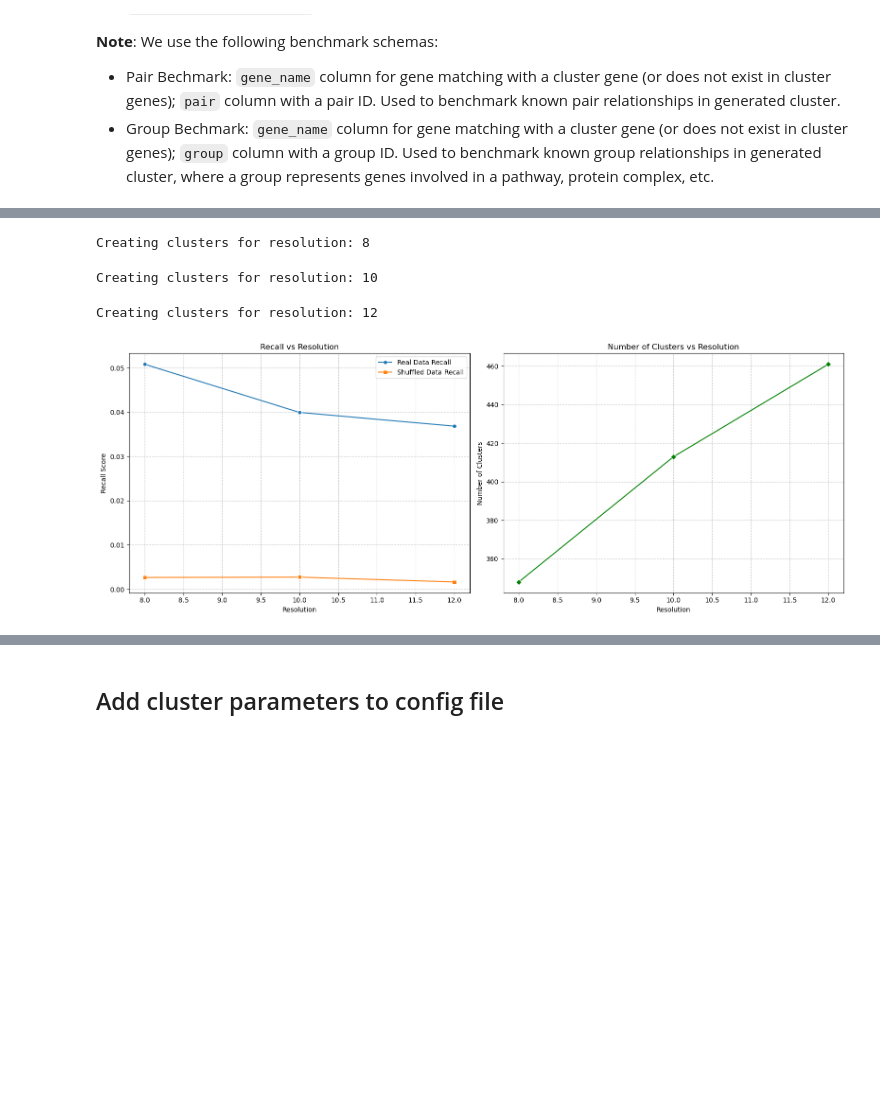
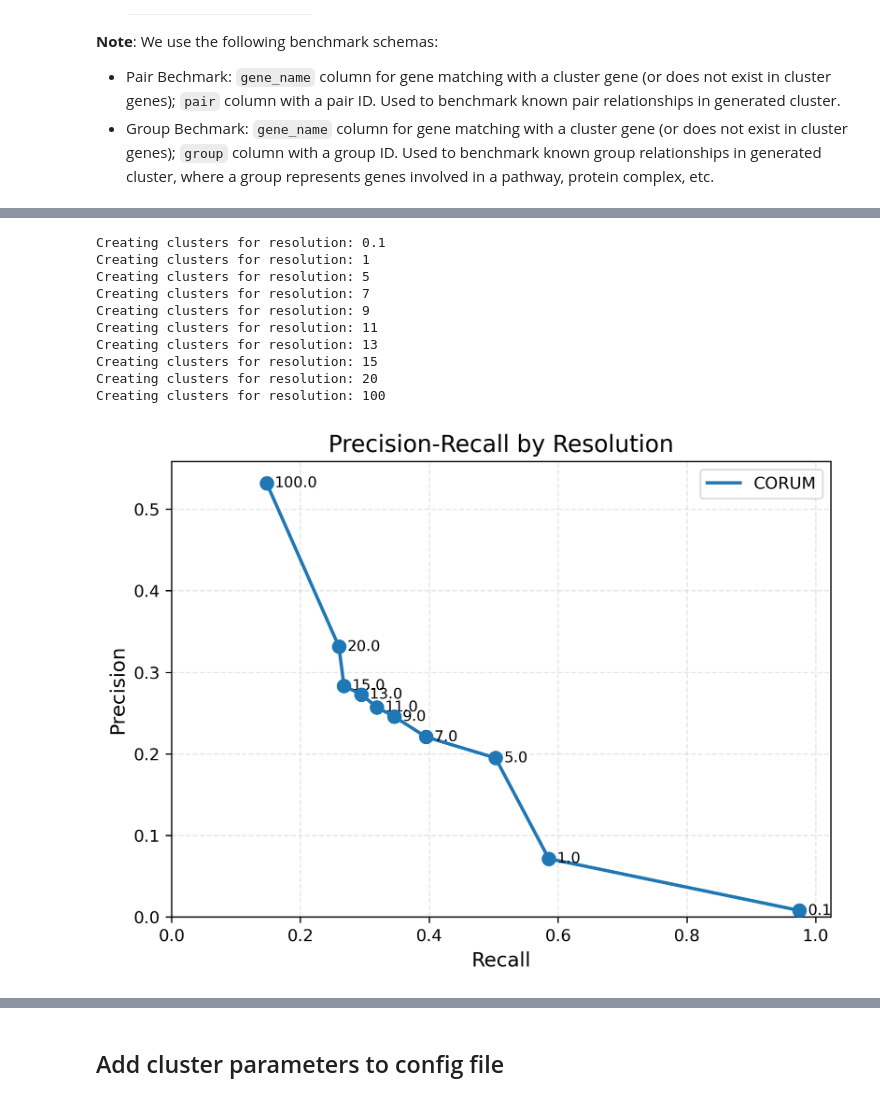
Before and after one commit to cheeseman-lab/denali-analysis, a Jupyter notebook: analysis/9.configure_cluster_params.ipynb, the cells around one changed output, grey strips where cells are left out. Cells and saved outputs as stored; diff of their text form; code cells hidden in the pictures; blank space fills up the shorter version.

Commit message:
rerun cluster

```diff
--- a/analysis/9.configure_cluster_params.ipynb
+++ b/analysis/9.configure_cluster_params.ipynb
@@ -117,18 +114,18 @@ KEGG_GROUP_BENCHMARK_FP = "config/benchmark_clusters/kegg_group_benchmark.tsv"
 # %%
 Path(STRING_PAIR_BENCHMARK_FP).parent.mkdir(parents=True, exist_ok=True)
 
-string_pair_benchmark = generate_string_pair_benchmark(aggregated_data, "gene_symbol_0")
-string_pair_benchmark.to_csv(STRING_PAIR_BENCHMARK_FP, sep="\t", index=False)
+# string_pair_benchmark = generate_string_pair_benchmark(aggregated_data, "gene_symbol_0")
+# string_pair_benchmark.to_csv(STRING_PAIR_BENCHMARK_FP, sep="\t", index=False)
 string_pair_benchmark = pd.read_csv(STRING_PAIR_BENCHMARK_FP, sep="\t")
 display(string_pair_benchmark)
 
-corum_group_benchmark = generate_corum_group_benchmark()
-corum_group_benchmark.to_csv(CORUM_GROUP_BENCHMARK_FP, sep="\t", index=False)
+# corum_group_benchmark = generate_corum_group_benchmark()
+# corum_group_benchmark.to_csv(CORUM_GROUP_BENCHMARK_FP, sep="\t", index=False)
 corum_group_benchmark = pd.read_csv(CORUM_GROUP_BENCHMARK_FP, sep="\t")
 display(corum_group_benchmark)
 
-kegg_group_benchmark = generate_msigdb_group_benchmark()
-kegg_group_benchmark.to_csv(KEGG_GROUP_BENCHMARK_FP, sep="\t", index=False)
+# kegg_group_benchmark = generate_msigdb_group_benchmark()
+# kegg_group_benchmark.to_csv(KEGG_GROUP_BENCHMARK_FP, sep="\t", index=False)
 kegg_group_benchmark = pd.read_csv(KEGG_GROUP_BENCHMARK_FP, sep="\t")
 display(kegg_group_benchmark)
 # %% [output]
@@ -204,42 +183,57 @@ CONTROL_KEY = config["aggregate"]["control_key"]
+# %%
+TEST_CELL_CLASS = "Interphase"
+TEST_CHANNEL_COMBO = "DAPI_COXIV_CENPA_WGA"
+
+PHATE_DISTANCE_METRIC = "cosine"
+TEST_LEIDEN_RESOLUTIONS = [0.1, 1, 5, 7, 9, 11, 13, 15, 20, 100]
+
+CONTROL_KEY = config["aggregate"]["control_key"]
 # %%
-# TODO: Use real path
-aggregated_data_path = (
-    ROOT_FP
-    / "aggregate"
-    / "tsvs"
-    / get_filename(
-        {"cell_class": TEST_CELL_CLASS, "channel_combo": TEST_CHANNEL_COMBO},
-        "aggregated",
-        "tsv",
-    ),
+aggregated_data_path = ROOT_FP / "aggregate" / "tsvs" / get_filename(
+    {"cell_class": TEST_CELL_CLASS, "channel_combo": TEST_CHANNEL_COMBO},
+    "aggregated",
+    "tsv",
 )
-aggregated_data_path = "/lab/cheeseman_ops/brieflow-screens/denali-analysis/analysis/analysis_root/aggregate/tsvs/CeCl-mitotic_ChCo-DAPI_COXIV_CENPA_WGA__aggregated.tsv"
 aggregated_data = pd.read_csv(aggregated_data_path, sep="\t")
+# TODO: remove after we take care of this cleanup in SBS
+aggregated_data = simplify_ampersand_genes(aggregated_data)
 
 # create baseline data by shuffling columns independently
 shuffled_aggregated_data = aggregated_data.copy()
 feature_start_idx = shuffled_aggregated_data.columns.get_loc("PC_0")
 feature_cols = shuffled_aggregated_data.columns[feature_start_idx:]
 for col in feature_cols:
     shuffled_aggregated_data[col] = np.random.permutation(
         shuffled_aggregated_data[col].values
     )
 
-# TODO: actually run this
-resolution_thresholding_df, resolution_thresholding_fig = (
-    perform_resolution_thresholding(
-        aggregated_data,
-        shuffled_aggregated_data,
-        PHATE_DISTANCE_METRIC,
-        LEIDEN_RESOLUTIONS,
-        string_pair_benchmark,
-        PERTURBATION_NAME_COL,
-        CONTROL_KEY,
-    )
+# Run the benchmark analysis with the CORUM clusters
+group_benchmarks = {
+    "CORUM": corum_group_benchmark,
+}
+
+# Run the resolution thresholding analysis
+results_df, thresholding_fig = evaluate_resolution(
+    aggregated_data,
+    PHATE_DISTANCE_METRIC,
+    TEST_LEIDEN_RESOLUTIONS,
+    group_benchmarks,
+    PERTURBATION_NAME_COL,
+    CONTROL_KEY
 )
+
+# Display the figure
+plt.figure(thresholding_fig.number)
 plt.show()
 # %% [output]
-Creating clusters for resolution: 8
+Creating clusters for resolution: 0.1
+Creating clusters for resolution: 1
+Creating clusters for resolution: 5
+Creating clusters for resolution: 7
+Creating clusters for resolution: 9
+Creating clusters for resolution: 11
+Creating clusters for resolution: 13
+Creating clusters for resolution: 15
+Creating clusters for resolution: 20
+Creating clusters for resolution: 100
-Creating clusters for resolution: 10
-Creating clusters for resolution: 12
-[figure, old version]
+[figure, new version]
```
Also changed, not shown: parts of 16 cells of this notebook, 3 other files.
